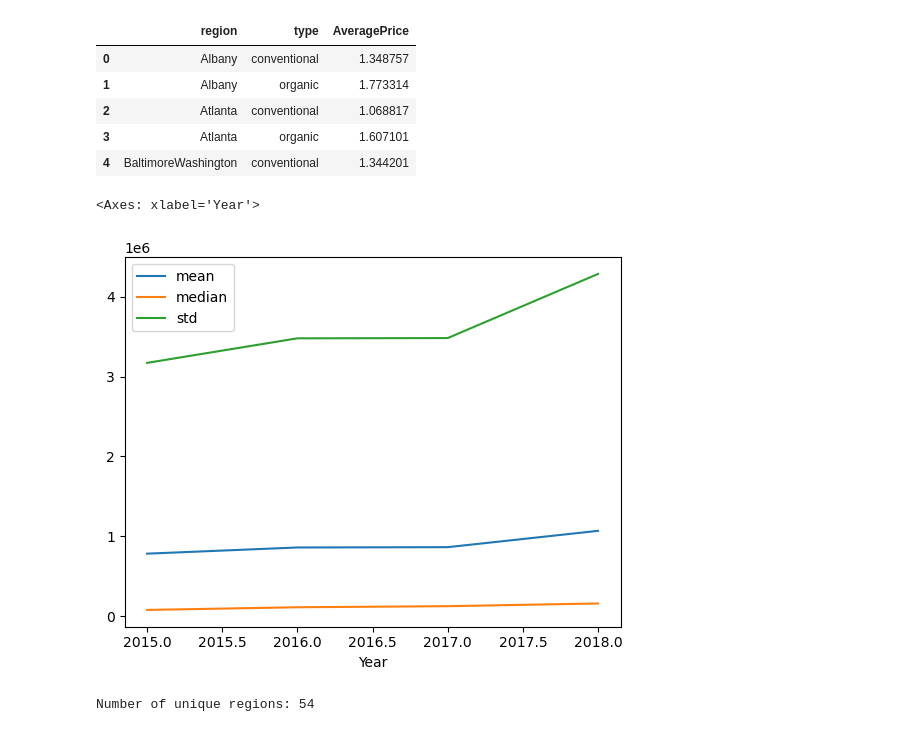
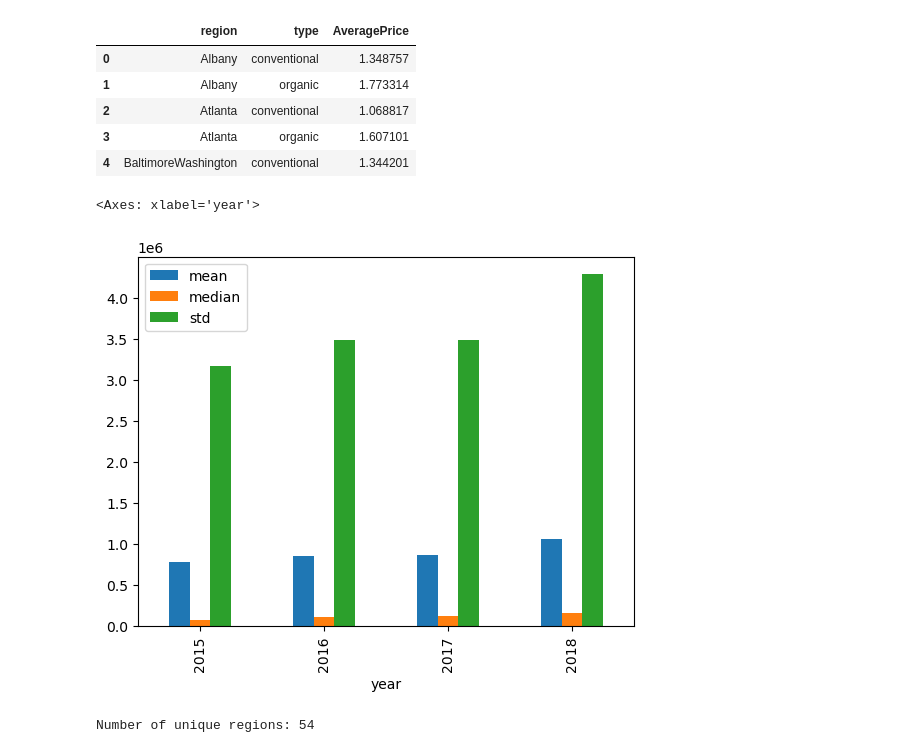
Before and after one commit to Luis-Martinez1/Python-for-Data-Analysis, a Jupyter notebook: Project_2-2_Luis_Martinez.ipynb, the cells around one changed output. Saved outputs shown, nothing was run; the diff lists cells and outputs as text; code cells hidden in the pictures.

```diff
--- a/Project_2-2_Luis_Martinez.ipynb
+++ b/Project_2-2_Luis_Martinez.ipynb
@@ -177,25 +186,25 @@ grouped_df.head()
 # %%
 # 10. Create a bar plot that shows the mean, median, and standard deviation of the Total Volume column by year.
 
 #import matplotlib.pyplot as plt
 
 # Convert the 'Date' column to datetime format to extract the year
 # df['Date'] = pd.to_datetime(df['Date'])
 # df['Year'] = df['Date'].dt.year
 
 # Group the data by 'Year' and calculate mean, median, and standard deviation of 'Total Volume'
-summary_by_year = df.groupby('Year')['Total Volume'].agg(['mean', 'median', 'std'])
+summary_by_year = df.groupby('year')['Total Volume'].agg(['mean', 'median', 'std'])
 
 # Plot the bar chart
-summary_by_year.plot()#(kind='bar', yerr='std', capsize=5, figsize=(10, 6))
+summary_by_year.plot(kind='bar')#(kind='bar', yerr='std', capsize=5, figsize=(10, 6))
 # plt.title('Mean, Median, and Standard Deviation of Total Volume by Year')
 # plt.xlabel('Year')
 # plt.ylabel('Total Volume')
 # plt.legend(['Mean', 'Median', 'Std Dev'])
 # plt.show()
 # %% [output]
-<Axes: xlabel='Year'>
+<Axes: xlabel='year'>
-[figure, old version]
+[figure, new version]
 # %%
 # 1. How many unique regions are there?
 # Count the unique regions
```
Also changed, not shown: parts of 4 cells of this notebook.
